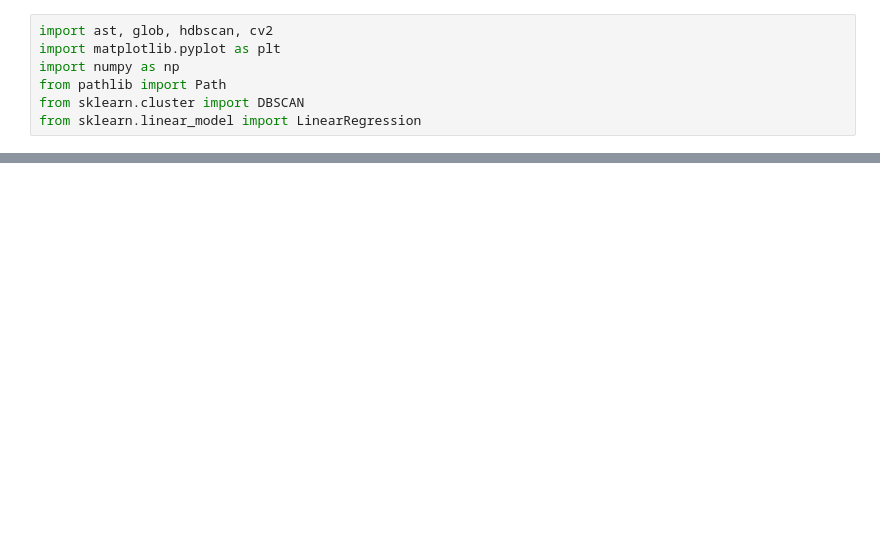
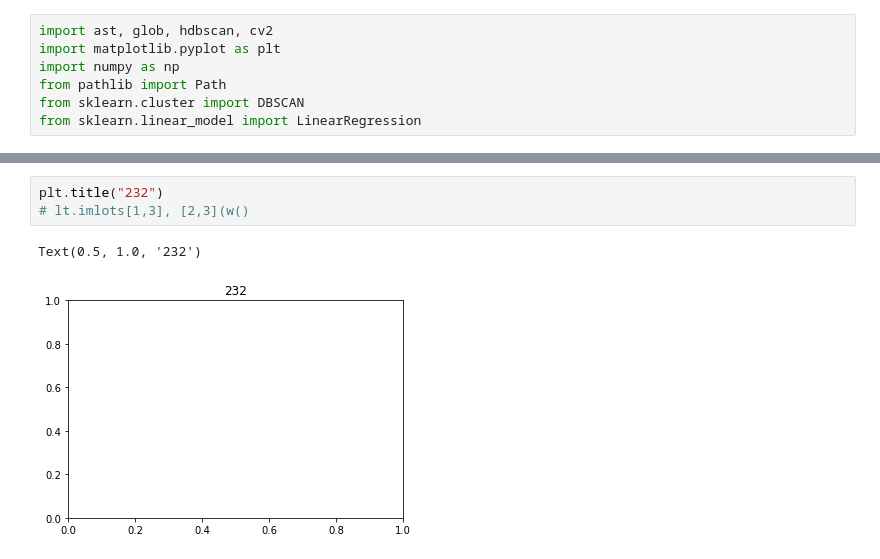
Before and after one commit to rayhuangg/111-1_MachineLearning, a Jupyter notebook: Final Project/LiDAR data/lidar_plot.ipynb, the cells around one changed output, grey strips where cells are left out. Cells and saved outputs as stored; diff of their text form; blank space fills up the shorter version.

```diff
--- a/Final Project/LiDAR data/lidar_plot.ipynb
+++ b/Final Project/LiDAR data/lidar_plot.ipynb
@@ -258,0 +440,6 @@ Linear Regression nan nan
+# %%
+plt.title("232")
+# lt.imlots[1,3], [2,3](w()
+# %% [output]
+Text(0.5, 1.0, '232')
+[figure, added]
```
Also changed, not shown: parts of 9 cells of this notebook, 3 other files.
